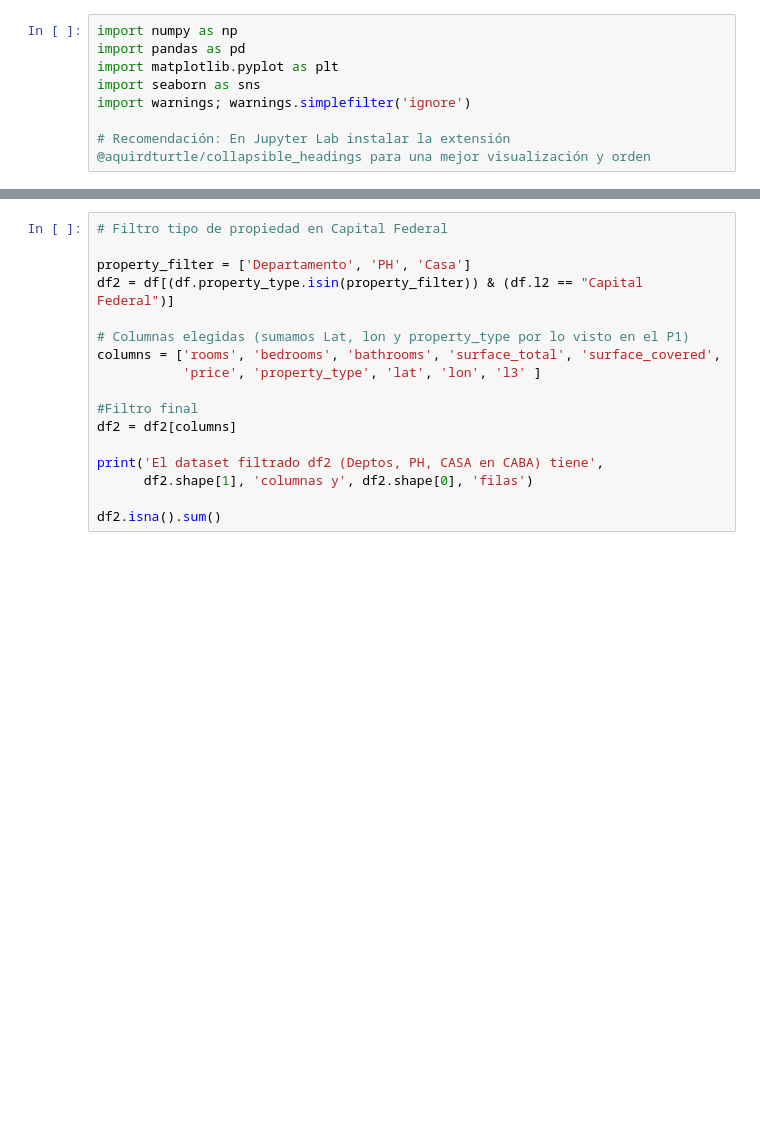
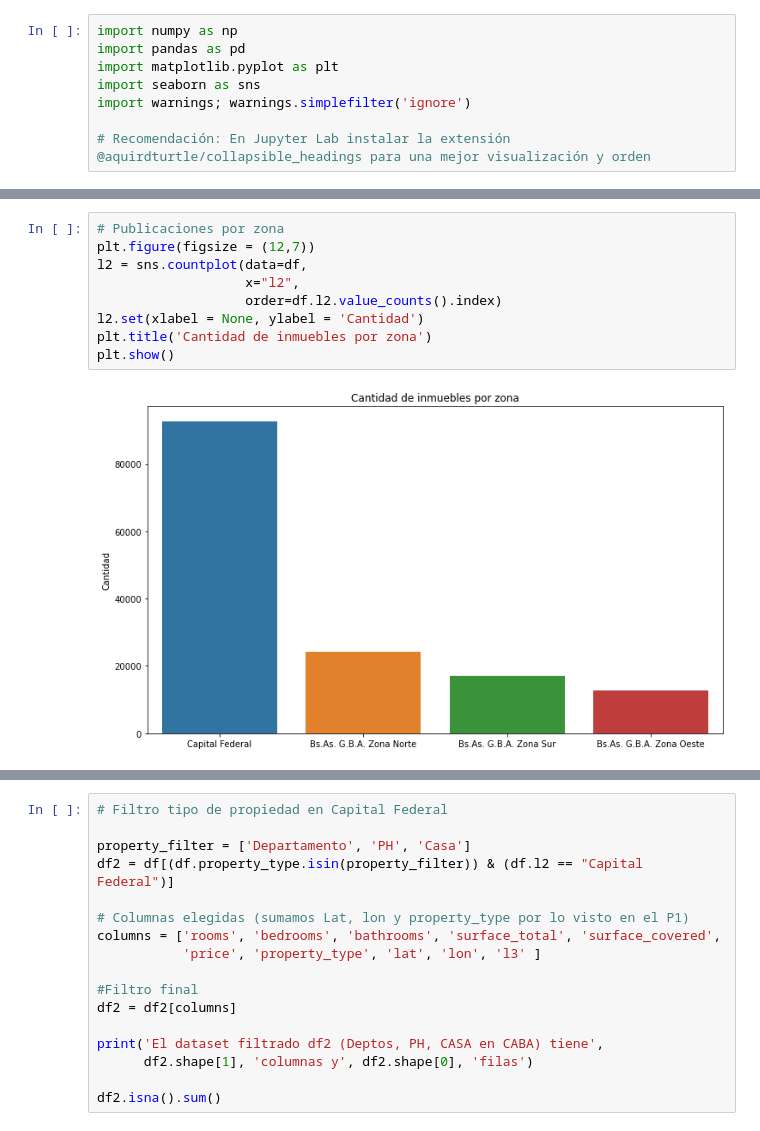
Before and after one commit to joaquinmenendez/Tasador, a Jupyter notebook: PyDay_Proyecto.ipynb, the cells around one changed output, grey strips where cells are left out. Cells and saved outputs as stored; diff of their text form; blank space fills up the shorter version.

```diff
--- a/PyDay_Proyecto.ipynb
+++ b/PyDay_Proyecto.ipynb
@@ -10,0 +56,11 @@ __IMPORTANTE__: Simplifiqué los pasos del proyecto 1 a modo de poder tener un n
+# %%
+# Publicaciones por zona
+plt.figure(figsize = (12,7))
+l2 = sns.countplot(data=df,
+                   x="l2",
+                   order=df.l2.value_counts().index)
+l2.set(xlabel = None, ylabel = 'Cantidad')
+plt.title('Cantidad de inmuebles por zona')
+plt.show()
+# %% [output]
+[figure, added]
```
Also changed, not shown: parts of 37 cells of this notebook, 3 other files.
